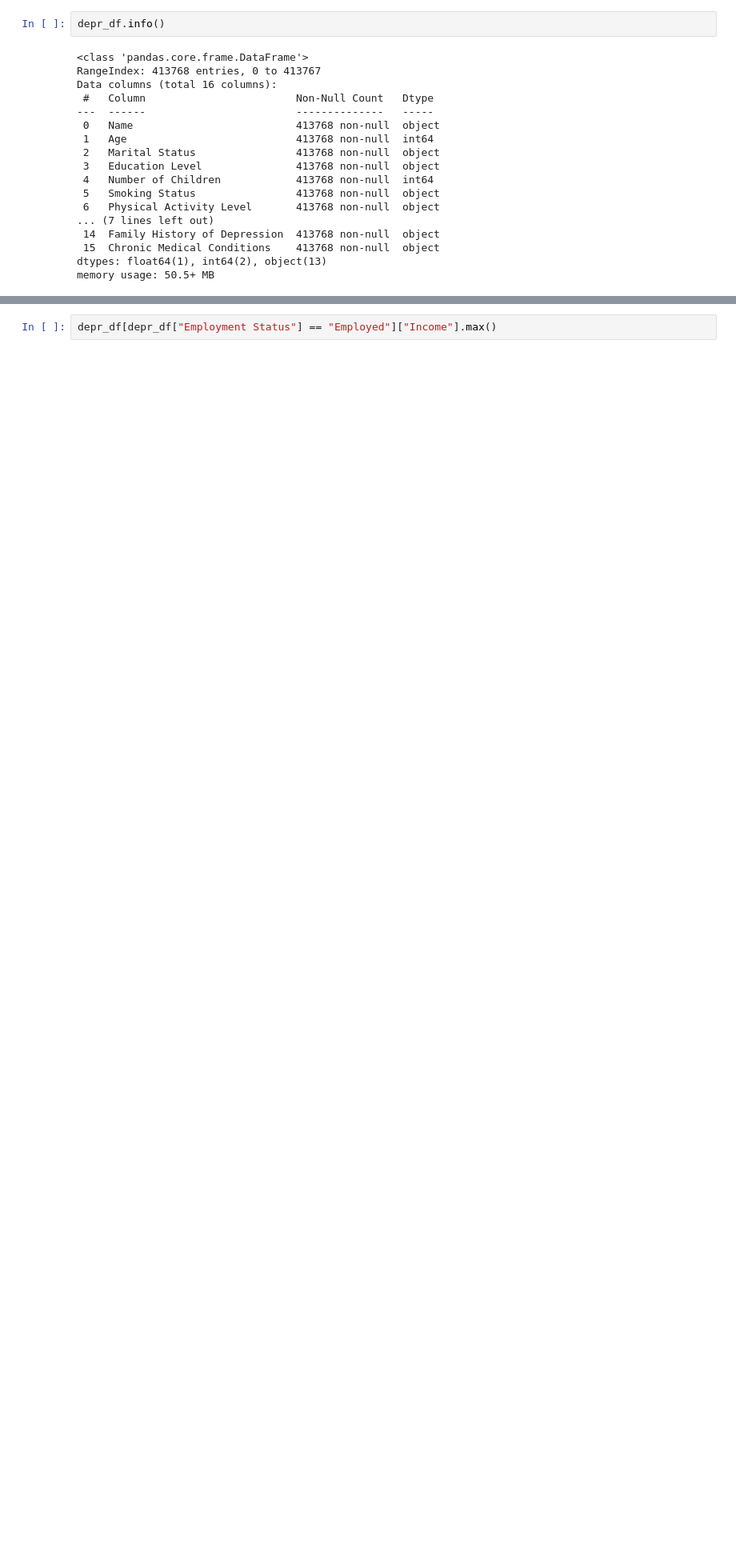
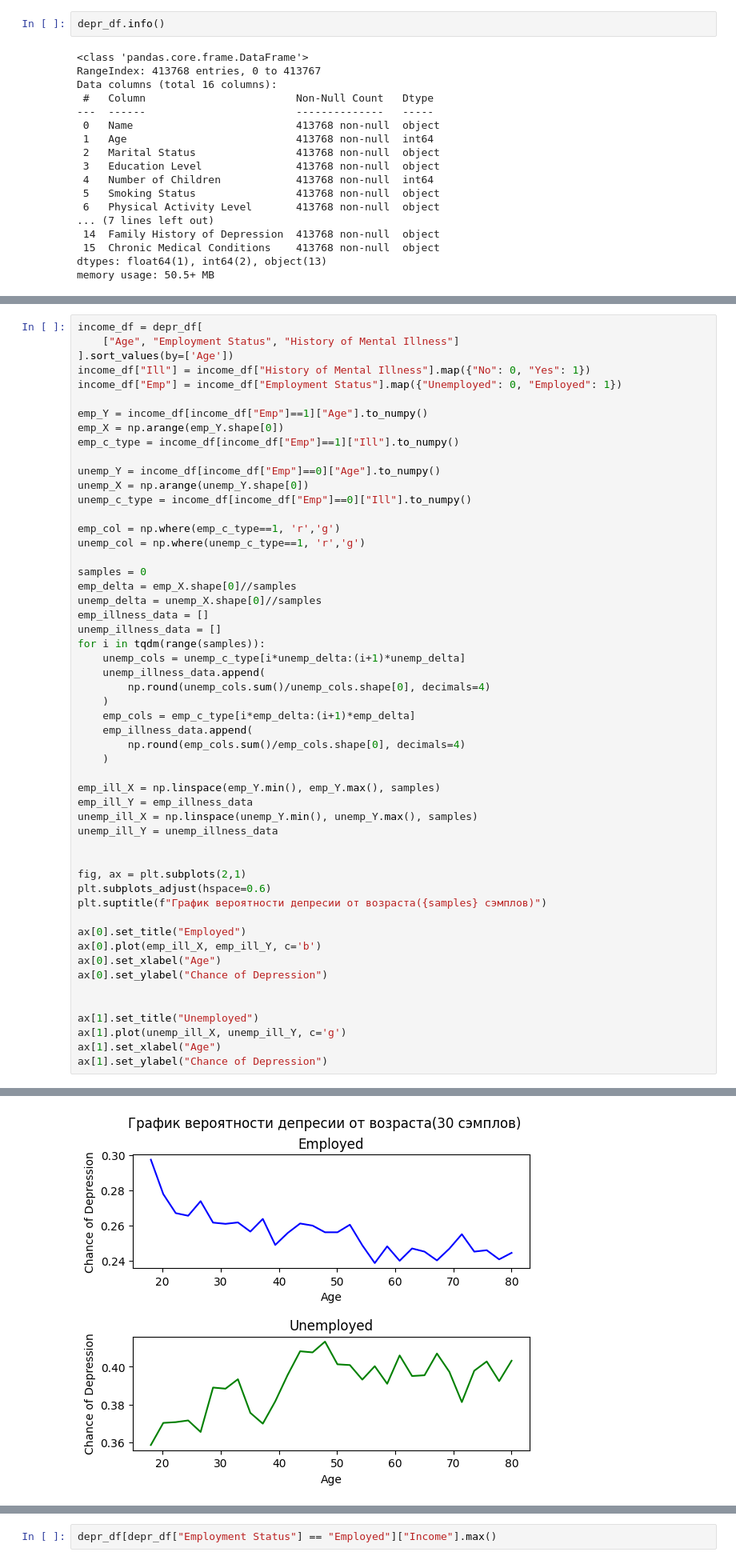
Before and after one commit to NikoSolov/DepressionResearch, a Jupyter notebook: source/notebooks/Example 1.ipynb, the cells around one changed output, grey strips where cells are left out. Shown at 80% size. Saved outputs shown, nothing was run; the diff lists cells and outputs as text; blank space fills up the shorter version.

```diff
--- a/source/notebooks/Example 1.ipynb
+++ b/source/notebooks/Example 1.ipynb
@@ -54,0 +273,54 @@ memory usage: 50.5+ MB
+# %%
+income_df = depr_df[
+    ["Age", "Employment Status", "History of Mental Illness"]
+].sort_values(by=['Age'])
+income_df["Ill"] = income_df["History of Mental Illness"].map({"No": 0, "Yes": 1})
+income_df["Emp"] = income_df["Employment Status"].map({"Unemployed": 0, "Employed": 1})
+
+emp_Y = income_df[income_df["Emp"]==1]["Age"].to_numpy()
+emp_X = np.arange(emp_Y.shape[0])
+emp_c_type = income_df[income_df["Emp"]==1]["Ill"].to_numpy()
+
+unemp_Y = income_df[income_df["Emp"]==0]["Age"].to_numpy()
+unemp_X = np.arange(unemp_Y.shape[0])
+unemp_c_type = income_df[income_df["Emp"]==0]["Ill"].to_numpy()
+
+emp_col = np.where(emp_c_type==1, 'r','g')
+unemp_col = np.where(unemp_c_type==1, 'r','g')
+
+samples = 0
+emp_delta = emp_X.shape[0]//samples
+unemp_delta = unemp_X.shape[0]//samples
+emp_illness_data = []
+unemp_illness_data = []
+for i in tqdm(range(samples)):
+    unemp_cols = unemp_c_type[i*unemp_delta:(i+1)*unemp_delta]
+    unemp_illness_data.append(
+        np.round(unemp_cols.sum()/unemp_cols.shape[0], decimals=4)
+    )
+    emp_cols = emp_c_type[i*emp_delta:(i+1)*emp_delta]
+    emp_illness_data.append(
+        np.round(emp_cols.sum()/emp_cols.shape[0], decimals=4)
+    )
+
+emp_ill_X = np.linspace(emp_Y.min(), emp_Y.max(), samples)
+emp_ill_Y = emp_illness_data
+unemp_ill_X = np.linspace(unemp_Y.min(), unemp_Y.max(), samples)
+unemp_ill_Y = unemp_illness_data
+
+
+fig, ax = plt.subplots(2,1)
+plt.subplots_adjust(hspace=0.6)
+plt.suptitle(f"График вероятности депресии от возраста({samples} сэмплов)")
+
+ax[0].set_title("Employed")
+ax[0].plot(emp_ill_X, emp_ill_Y, c='b')
+ax[0].set_xlabel("Age")
+ax[0].set_ylabel("Chance of Depression")
+
+
+ax[1].set_title("Unemployed")
+ax[1].plot(unemp_ill_X, unemp_ill_Y, c='g')
+ax[1].set_xlabel("Age")
+ax[1].set_ylabel("Chance of Depression")
+# %% [output]
@@ -54,0 +328 @@ memory usage: 50.5+ MB
+[figure, added]
```
Also changed, not shown: parts of 34 cells of this notebook, 4 other files.
